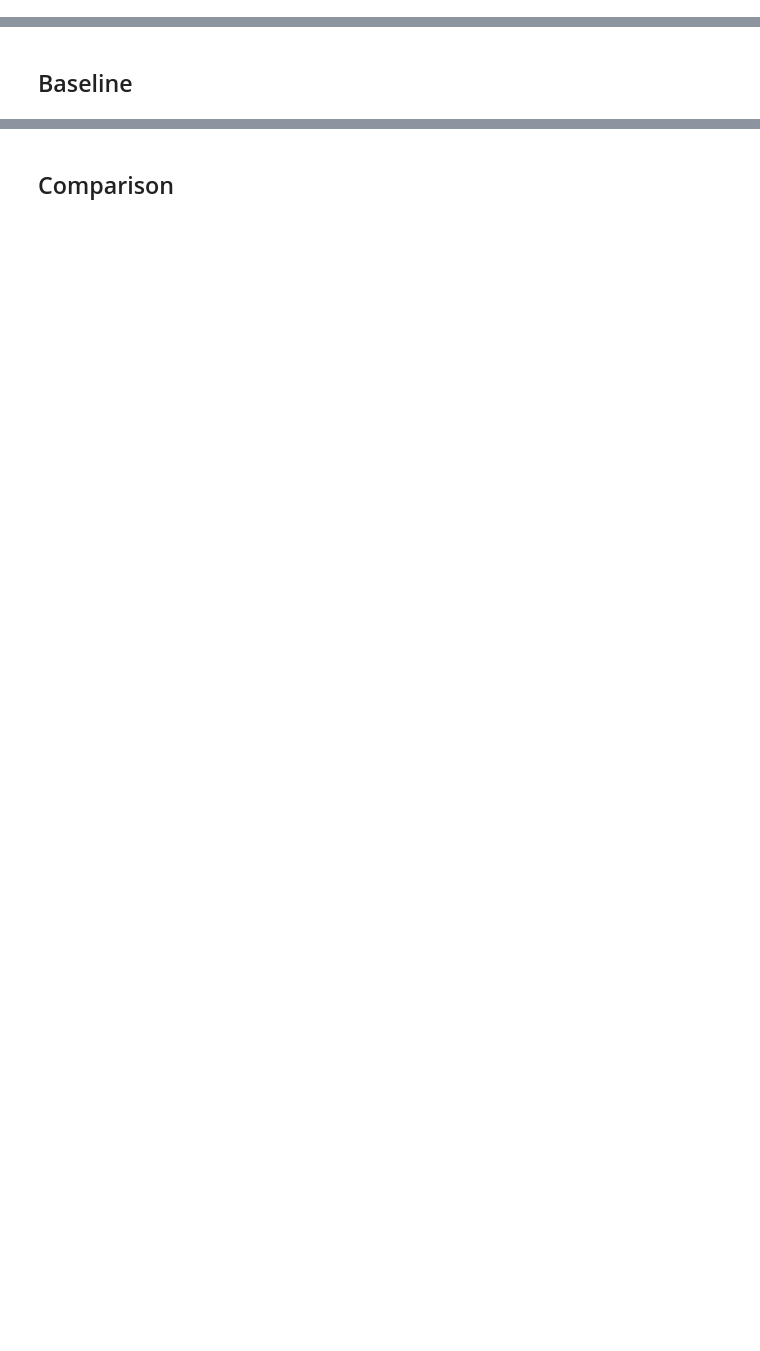
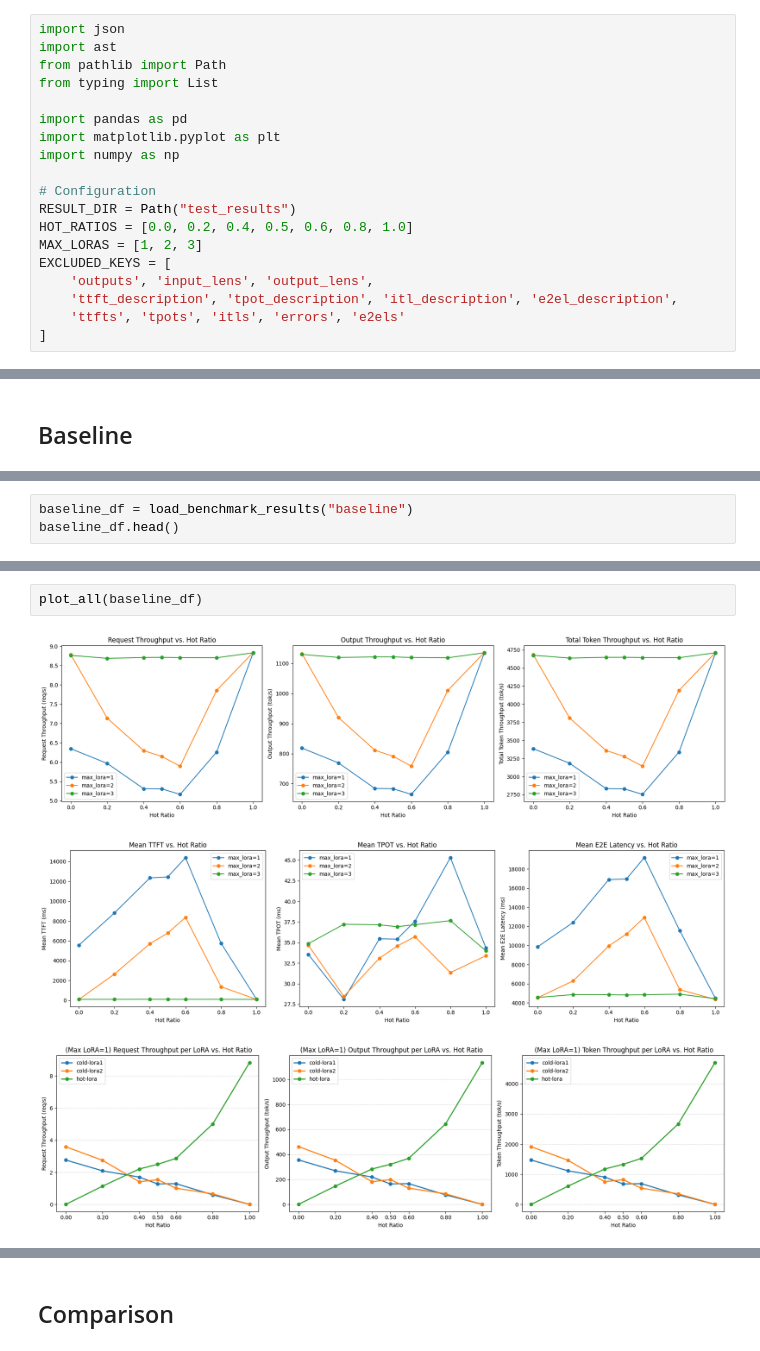
Before and after one commit to WIN0624/vLLM-Multi-LoRA-Support-Layer, a Jupyter notebook: benchmarks/multi_lora/visualization.ipynb, the cells around one changed output, grey strips where cells are left out. Cells and saved outputs as stored; diff of their text form; blank space fills up the shorter version.

Commit message:
add multi-lora tests

```diff
--- a/benchmarks/multi_lora/visualization.ipynb
+++ b/benchmarks/multi_lora/visualization.ipynb
@@ -8,0 +3,19 @@ HIT_RATIO = [0.0, 0.2, 0.4, 0.5, 0.6, 0.8, 1.0]
+# %%
+import json
+import ast
+from pathlib import Path
+from typing import List
+
+import pandas as pd
+import matplotlib.pyplot as plt
+import numpy as np
+
+# Configuration
+RESULT_DIR = Path("test_results")
+HOT_RATIOS = [0.0, 0.2, 0.4, 0.5, 0.6, 0.8, 1.0]
+MAX_LORAS = [1, 2, 3]
+EXCLUDED_KEYS = [
+    'outputs', 'input_lens', 'output_lens',
+    'ttft_description', 'tpot_description', 'itl_description', 'e2el_description',
+    'ttfts', 'tpots', 'itls', 'errors', 'e2els'
+]
@@ -193,0 +442,3 @@ plt.show()
+# %%
+baseline_df = load_benchmark_results("baseline")
+baseline_df.head()
@@ -193,0 +453,6 @@ plt.show()
+# %%
+plot_all(baseline_df)
+# %% [output]
+[figure, added]
+[figure, added]
+[figure, added]
```
Also changed, not shown: parts of 22 cells of this notebook, 57 other files.
